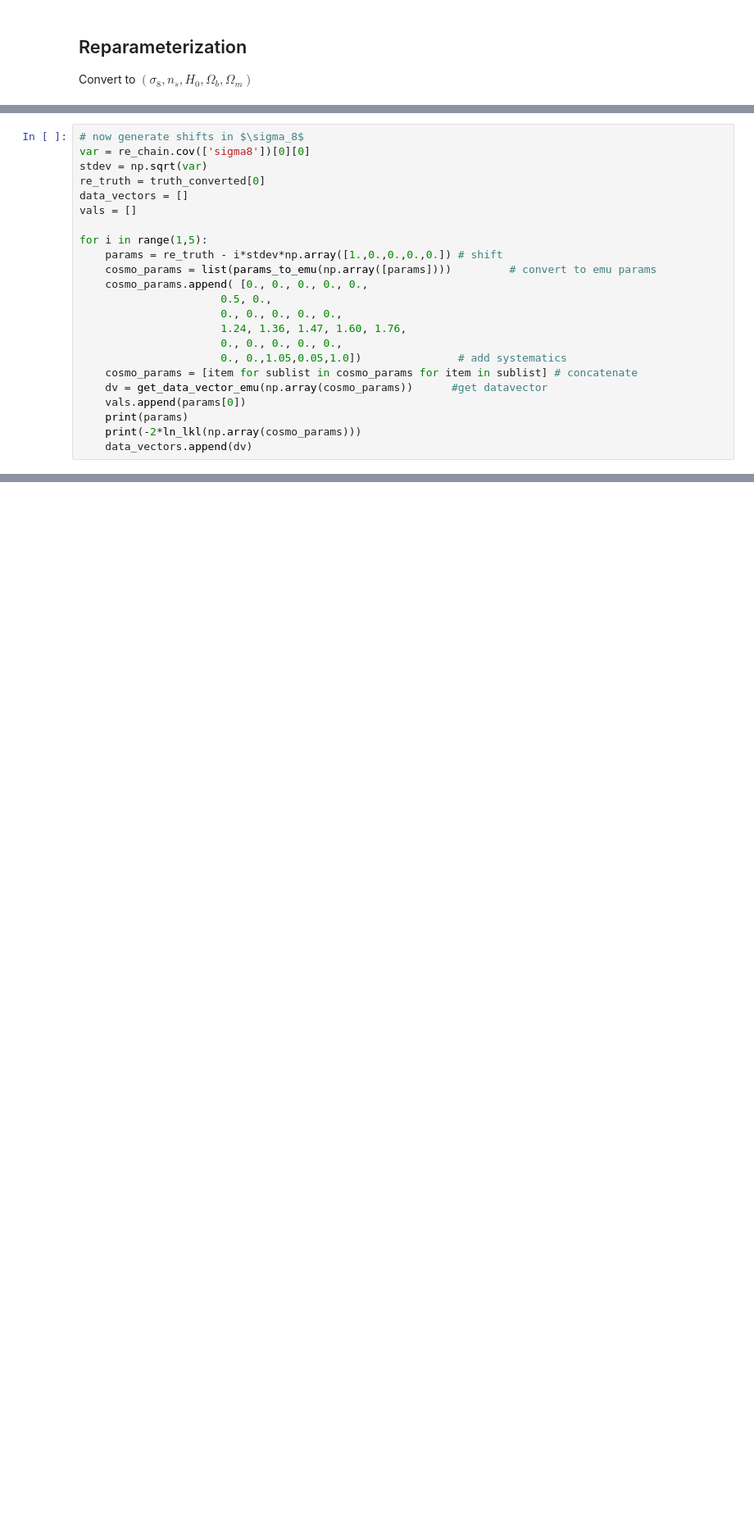
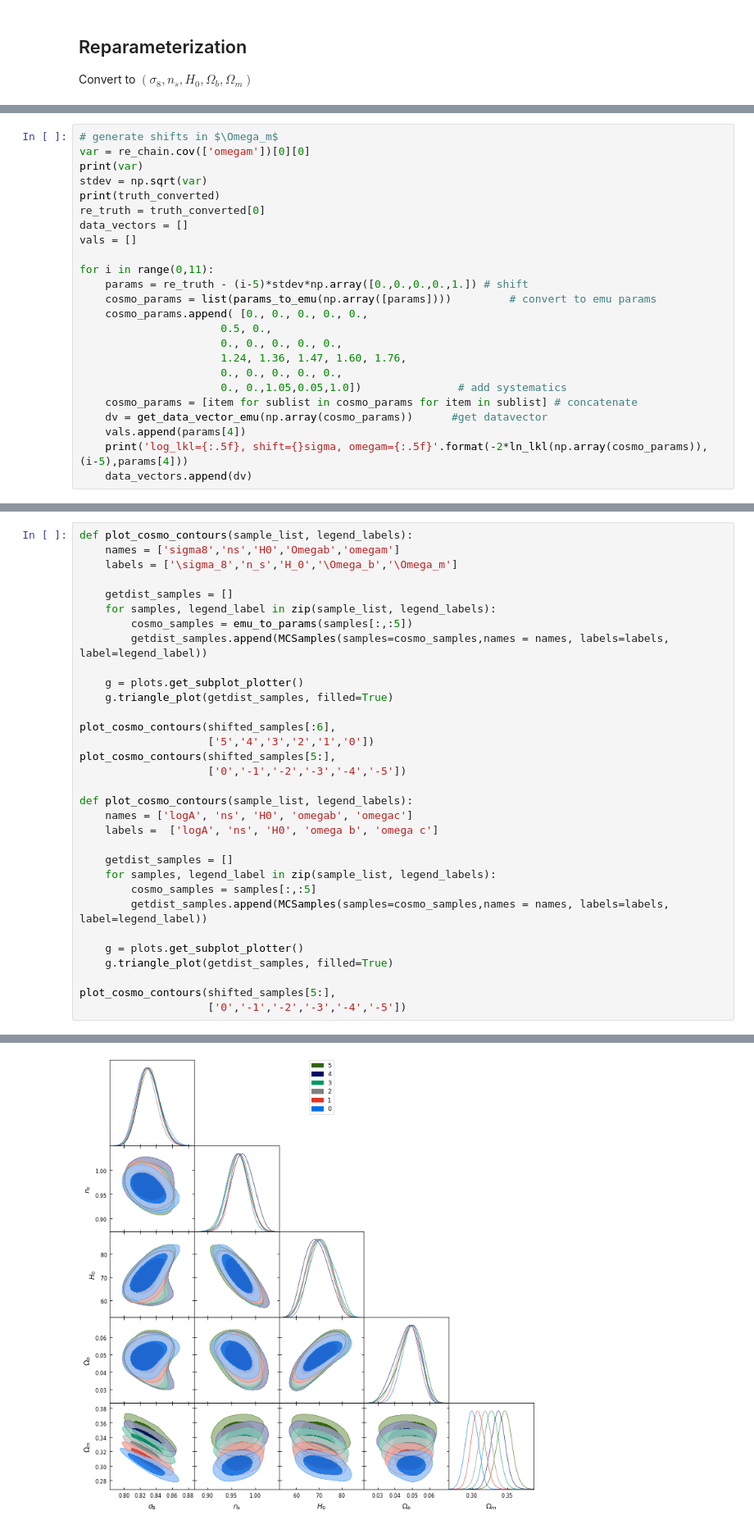
Before and after one commit to SBU-EVAN/jupyter-notebooks, a Jupyter notebook: shifts.ipynb, the cells around one changed output, grey strips where cells are left out. Shown at 82% size. Cells and saved outputs as stored; diff of their text form; blank space fills up the shorter version.

```diff
--- a/shifts.ipynb
+++ b/shifts.ipynb
@@ -846,13 +408,15 @@ Removed no burn in
 # %%
-# now generate shifts in $\sigma_8$
-var = re_chain.cov(['sigma8'])[0][0]
+# generate shifts in $\Omega_m$
+var = re_chain.cov(['omegam'])[0][0]
+print(var)
 stdev = np.sqrt(var)
+print(truth_converted)
 re_truth = truth_converted[0]
 data_vectors = []
 vals = []
 
-for i in range(1,5):
-    params = re_truth - i*stdev*np.array([1.,0.,0.,0.,0.]) # shift
+for i in range(0,11):
+    params = re_truth - (i-5)*stdev*np.array([0.,0.,0.,0.,1.]) # shift
     cosmo_params = list(params_to_emu(np.array([params])))         # convert to emu params
     cosmo_params.append( [0., 0., 0., 0., 0.,
                       0.5, 0.,
@@ -862,8 +426,7 @@ for i in range(1,5):
                       0., 0.,1.05,0.05,1.0])               # add systematics
     cosmo_params = [item for sublist in cosmo_params for item in sublist] # concatenate
     dv = get_data_vector_emu(np.array(cosmo_params))      #get datavector
-    vals.append(params[0])
-    print(params)
-    print(-2*ln_lkl(np.array(cosmo_params)))
+    vals.append(params[4])
+    print('log_lkl={:.5f}, shift={}sigma, omegam={:.5f}'.format(-2*ln_lkl(np.array(cosmo_params)),(i-5),params[4]))
     data_vectors.append(dv)
 # %% [output]
@@ -892,3 +457,36 @@ for dv in data_vectors:
     _samples = emu_sampler.chain[:,N_BURN_IN::N_THIN].reshape((-1,NDIM_SAMPLING))
     _s = _samples[...,:5]
     shifted_samples.append(_s)
+# %%
+def plot_cosmo_contours(sample_list, legend_labels):
+    names = ['sigma8','ns','H0','Omegab','omegam']
+    labels = ['\sigma_8','n_s','H_0','\Omega_b','\Omega_m']
+
+    getdist_samples = []
+    for samples, legend_label in zip(sample_list, legend_labels):
+        cosmo_samples = emu_to_params(samples[:,:5])
+        getdist_samples.append(MCSamples(samples=cosmo_samples,names = names, labels=labels, label=legend_label))
+
+    g = plots.get_subplot_plotter()
+    g.triangle_plot(getdist_samples, filled=True)
+
+plot_cosmo_contours(shifted_samples[:6],
+                    ['5','4','3','2','1','0'])
+plot_cosmo_contours(shifted_samples[5:],
+                    ['0','-1','-2','-3','-4','-5'])
+
+def plot_cosmo_contours(sample_list, legend_labels):
+    names = ['logA', 'ns', 'H0', 'omegab', 'omegac']
+    labels =  ['logA', 'ns', 'H0', 'omega b', 'omega c']
+
+    getdist_samples = []
+    for samples, legend_label in zip(sample_list, legend_labels):
+        cosmo_samples = samples[:,:5]
+        getdist_samples.append(MCSamples(samples=cosmo_samples,names = names, labels=labels, label=legend_label))
+
+    g = plots.get_subplot_plotter()
+    g.triangle_plot(getdist_samples, filled=True)
+
+plot_cosmo_contours(shifted_samples[5:],
+                    ['0','-1','-2','-3','-4','-5'])
+# %% [output]
@@ -894,0 +511 @@ for dv in data_vectors:
+[figure, added]
```
Also changed, not shown: parts of 43 cells of this notebook.
